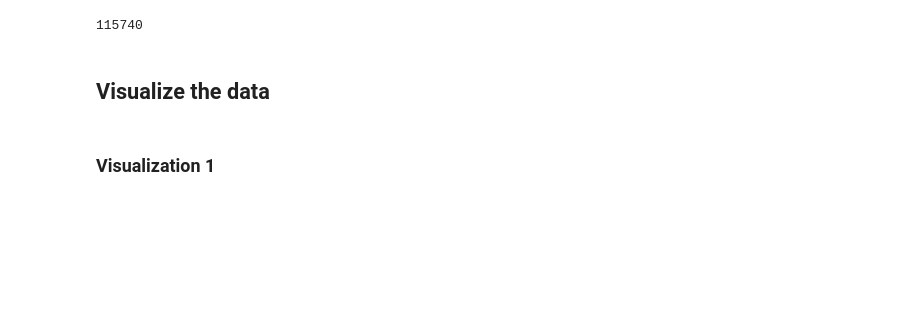
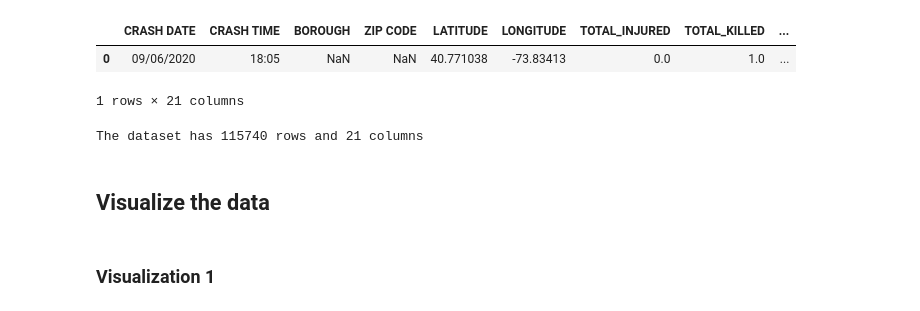
Before and after one commit to carlosarboness/Data-Visualization, a Jupyter notebook: Project 1/notebooks/collisions.ipynb, the cells around one changed output. Cells and saved outputs as stored; diff of their text form; code cells hidden in the pictures; blank space fills up the shorter version.

```diff
--- a/Project 1/notebooks/collisions.ipynb
+++ b/Project 1/notebooks/collisions.ipynb
@@ -3,10 +3,16 @@ import pandas as pd
 import altair as alt
 # %%
 collisions = pd.read_csv("../data/preprocessed-colisions.csv")
- collisions.head()
+collisions.head(1)
 # len(collisions)
 # %% [output]
+|  | CRASH DATE | CRASH TIME | BOROUGH | ZIP CODE | LATITUDE | LONGITUDE | TOTAL_INJURED | TOTAL_KILLED | ... |
+| 0 | 09/06/2020 | 18:05 | NaN | NaN | 40.771038 | -73.83413 | 0.0 | 1.0 | ... |
-115740
+1 rows × 21 columns
+# %%
+print(f'The dataset has {len(collisions)} rows and {len(collisions.columns)} columns')
+# %% [output]
+The dataset has 115740 rows and 21 columns
 # %% [markdown]
 ## Visualize the data
 # %% [markdown]
```
Also changed, not shown: parts of 9 cells of this notebook, 1 other file.
